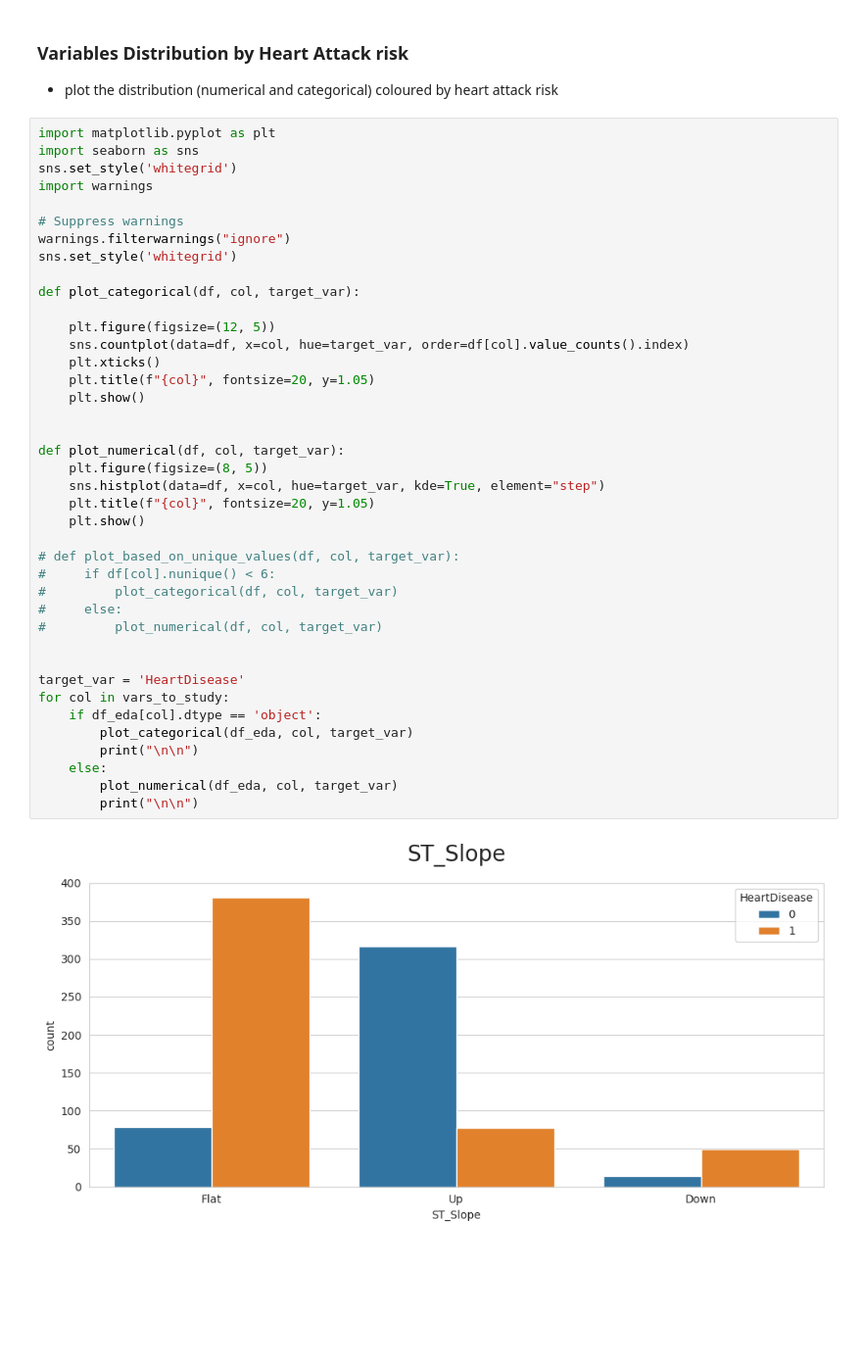
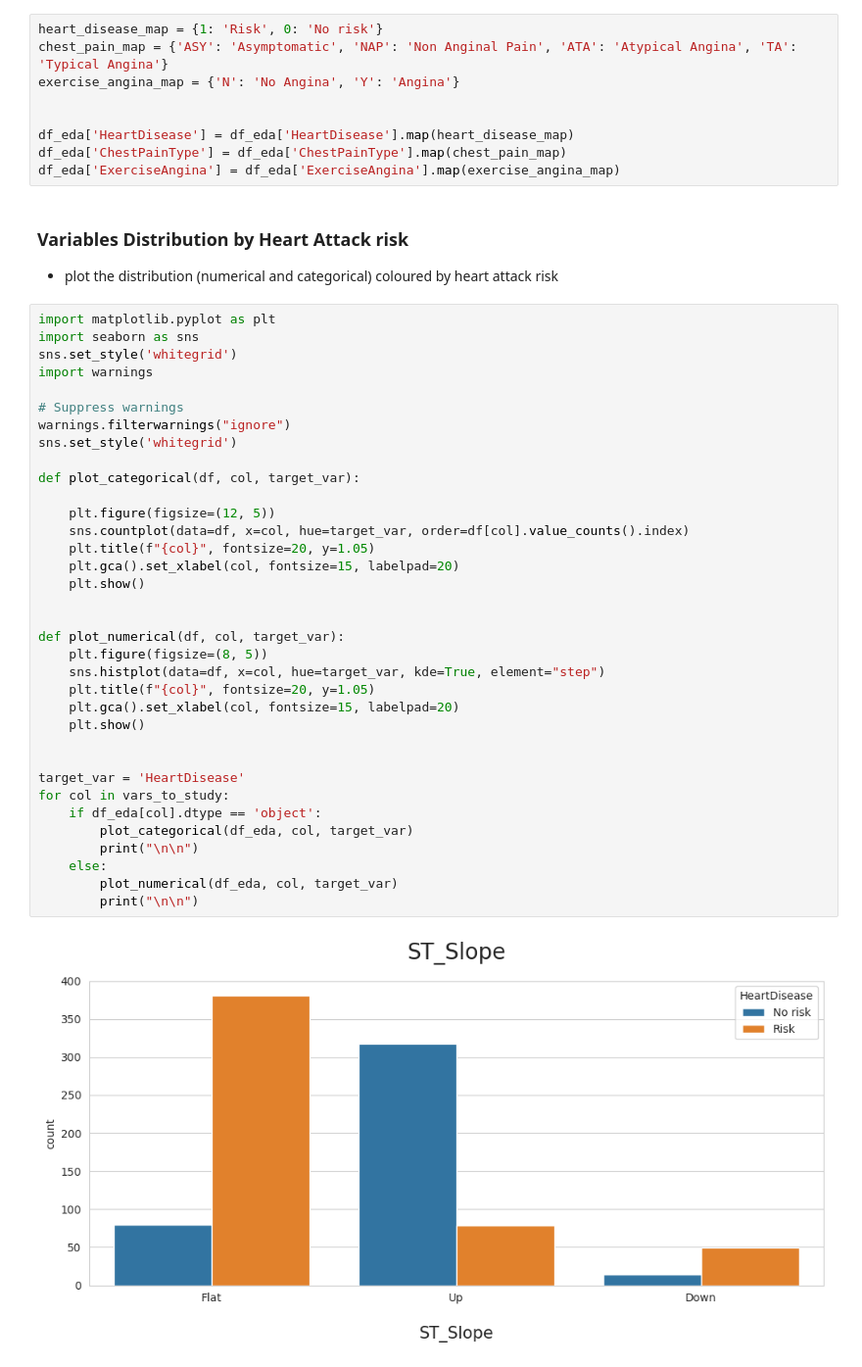
Before and after one commit to AngeloGaeta1990/Heart_attack_risk, a Jupyter notebook: jupyer_notebooks/Data_exploration.ipynb, the cells around one changed output. Shown at 98% size. Saved outputs shown, nothing was run; the diff lists cells and outputs as text; blank space fills up the shorter version.

```diff
--- a/jupyer_notebooks/Data_exploration.ipynb
+++ b/jupyer_notebooks/Data_exploration.ipynb
@@ -177,3 +185,12 @@ df_eda.head(3)
+# %%
+heart_disease_map = {1: 'Risk', 0: 'No risk'}
+chest_pain_map = {'ASY': 'Asymptomatic', 'NAP': 'Non Anginal Pain', 'ATA': 'Atypical Angina', 'TA': 'Typical Angina'}
+exercise_angina_map = {'N': 'No Angina', 'Y': 'Angina'}
+
+
+df_eda['HeartDisease'] = df_eda['HeartDisease'].map(heart_disease_map)
+df_eda['ChestPainType'] = df_eda['ChestPainType'].map(chest_pain_map)
+df_eda['ExerciseAngina'] = df_eda['ExerciseAngina'].map(exercise_angina_map)
 # %% [markdown]
 ### Variables Distribution by Heart Attack risk
 
@@ -185,38 +202,33 @@ sns.set_style('whitegrid')
 import warnings
 
 # Suppress warnings
 warnings.filterwarnings("ignore")
 sns.set_style('whitegrid')
 
 def plot_categorical(df, col, target_var):
 
     plt.figure(figsize=(12, 5))
     sns.countplot(data=df, x=col, hue=target_var, order=df[col].value_counts().index)
-    plt.xticks()
     plt.title(f"{col}", fontsize=20, y=1.05)
+    plt.gca().set_xlabel(col, fontsize=15, labelpad=20)
     plt.show()
 
 
 def plot_numerical(df, col, target_var):
     plt.figure(figsize=(8, 5))
     sns.histplot(data=df, x=col, hue=target_var, kde=True, element="step")
     plt.title(f"{col}", fontsize=20, y=1.05)
+    plt.gca().set_xlabel(col, fontsize=15, labelpad=20)
     plt.show()
-
-# def plot_based_on_unique_values(df, col, target_var):
-#     if df[col].nunique() < 6:
-#         plot_categorical(df, col, target_var)
-#     else:
-#         plot_numerical(df, col, target_var)
 
 
 target_var = 'HeartDisease'
 for col in vars_to_study:
     if df_eda[col].dtype == 'object':
         plot_categorical(df_eda, col, target_var)
         print("\n\n")
     else:
         plot_numerical(df_eda, col, target_var)
         print("\n\n")
 # %% [output]
-[figure, old version]
+[figure, new version]
```
Also changed, not shown: parts of 18 cells of this notebook.
